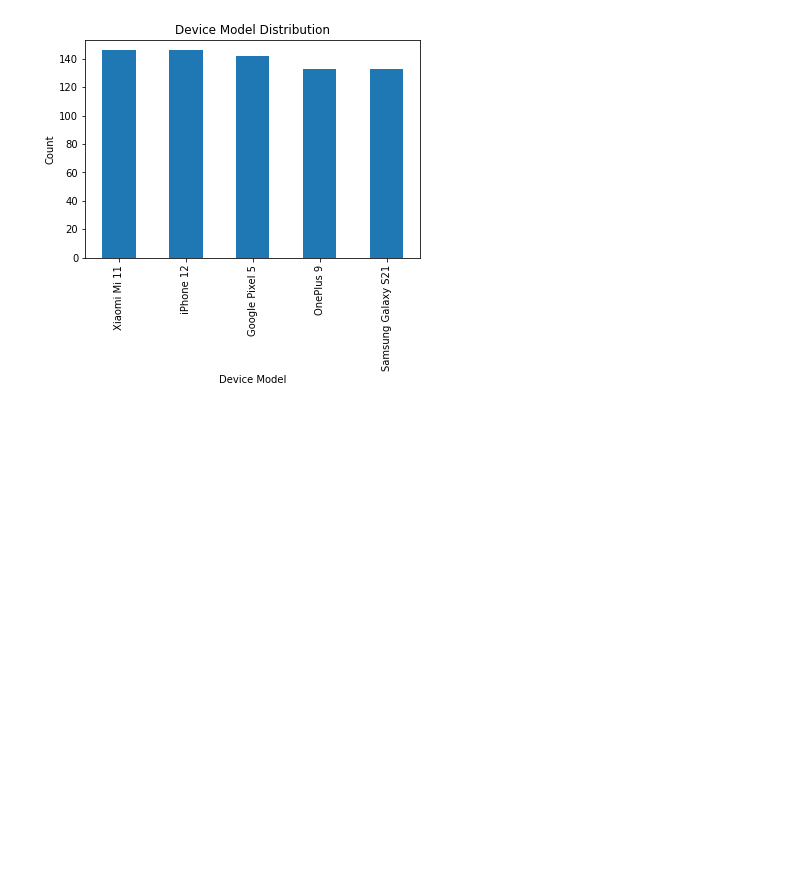
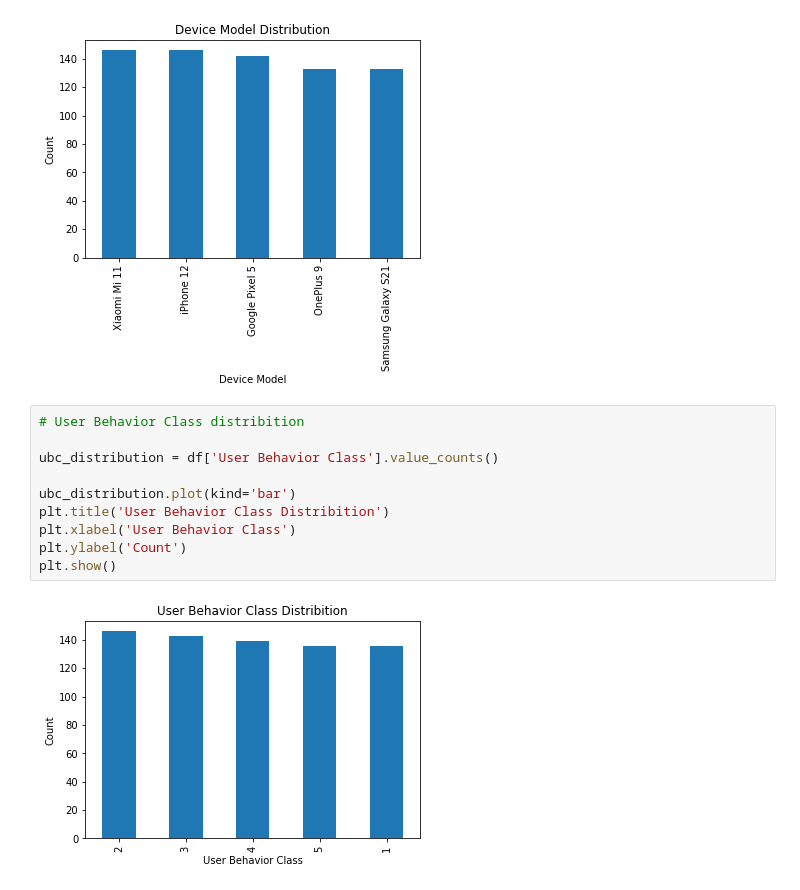
Before and after one commit to mateuszreliga/Python_MobileUserBehavior, a Jupyter notebook: MobileUserBehavior.ipynb, the cells around one changed output. Saved outputs shown, nothing was run; the diff lists cells and outputs as text; blank space fills up the shorter version.

```diff
--- a/MobileUserBehavior.ipynb
+++ b/MobileUserBehavior.ipynb
@@ -131,3 +131,15 @@ plt.ylabel('Count')
 plt.show()
 # %% [output]
 [figure]
+# %%
+# User Behavior Class distribition
+
+ubc_distribution = df['User Behavior Class'].value_counts()
+
+ubc_distribution.plot(kind='bar')
+plt.title('User Behavior Class Distribition')
+plt.xlabel('User Behavior Class')
+plt.ylabel('Count')
+plt.show()
+# %% [output]
+[figure, added]
```
Also changed, not shown: parts of 9 cells of this notebook.
